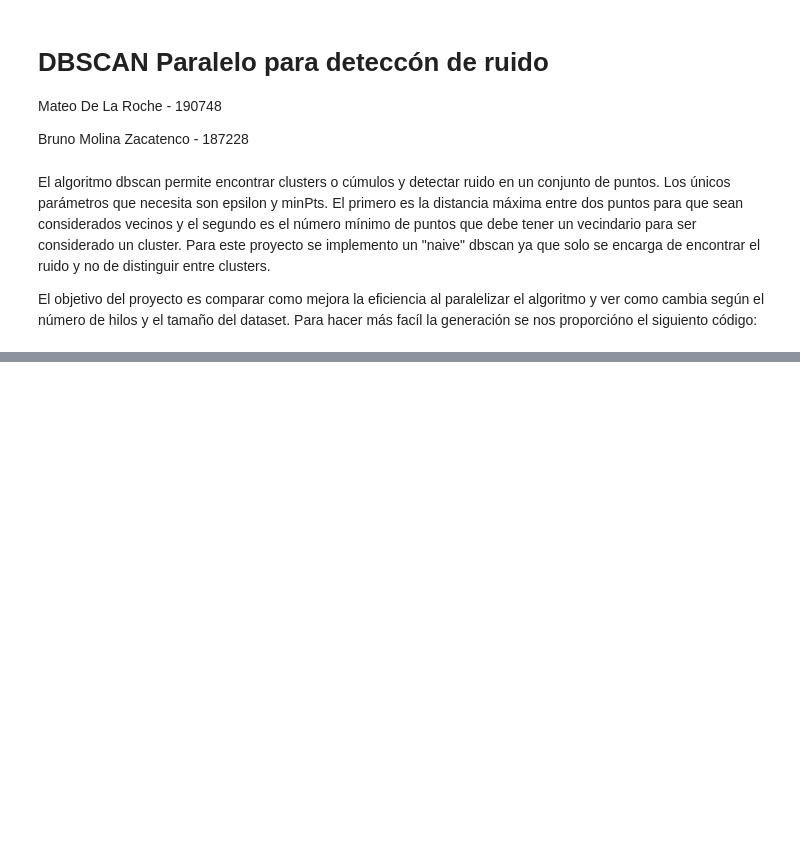
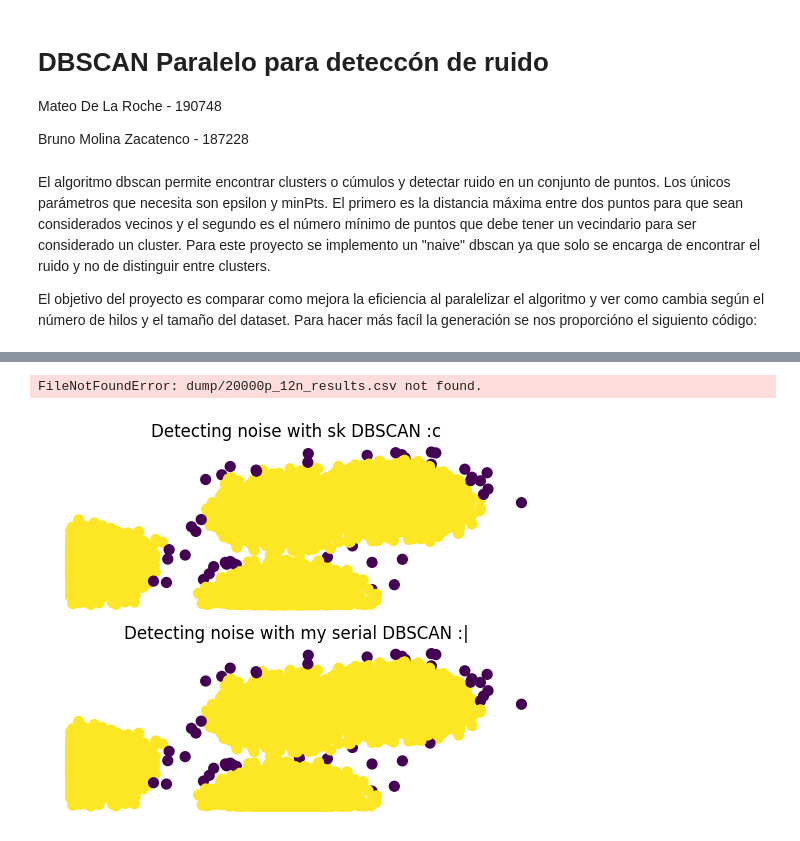
Before and after one commit to Xteom/Parallel-dbscan, a Jupyter notebook: dbscan.ipynb, the cells around one changed output, grey strips where cells are left out. Drawn from its saved outputs; the diff is of its cells as text; code cells hidden in the pictures; blank space fills up the shorter version.

Commit message:
reporte casi terminado, faltan conclusiones

```diff
--- a/dbscan.ipynb
+++ b/dbscan.ipynb
@@ -204,0 +136,4 @@ int main(int argc, char** argv) {
+# %%
+#en caso de que se quiera generar correr el código con otro número de puntos solo hace falta cambiar la variable n_points
+n_points = 20000
+hilos = 12
@@ -204,0 +152,39 @@ int main(int argc, char** argv) {
+# %%
+points = np.loadtxt("data/"+str(n_points)+"_data.csv", delimiter=",")
+clusters = DBSCAN(eps=0.03, min_samples=10).fit_predict(points)
+
+# plotting noise
+plt.subplot(2, 1, 1)
+plt.title("Detecting noise with sk DBSCAN :c")
+plt.scatter(points[:, 0], points[:, 1], c=np.where(clusters==-1, 0, 1), s=50)
+plt.xticks([])
+plt.yticks([])
+plt.box(False)
+
+
+# loading results from c++ program into a numpy array
+result_s = np.loadtxt(f"dump/{str(n_points)}_serial_results.csv", delimiter=",")
+
+# plotting noise
+plt.subplot(2, 1, 2)
+plt.title("Detecting noise with my serial DBSCAN :|")
+plt.scatter(result_s.T[0], result_s.T[1], c=result_s.T[2], s=50)
+plt.xticks([])
+plt.yticks([])
+plt.box(False)
+
+# loading results from c++ program into a numpy array
+result_p = np.loadtxt(f"dump/{str(n_points)}p_{str(hilos)}n_results.csv", delimiter=",")
+
+# plotting noise
+plt.figure()
+plt.title("Detecting noise with my parallel DBSCAN :D")
+plt.scatter(result_p.T[0], result_p.T[1], c=result_p.T[2], s=50)
+plt.xticks([])
+plt.yticks([])
+plt.box(False)
+
+plt.show()
+# %% [output]
+FileNotFoundError: dump/20000p_12n_results.csv not found.
+[figure, added]
```
Also changed, not shown: parts of 20 cells of this notebook.
